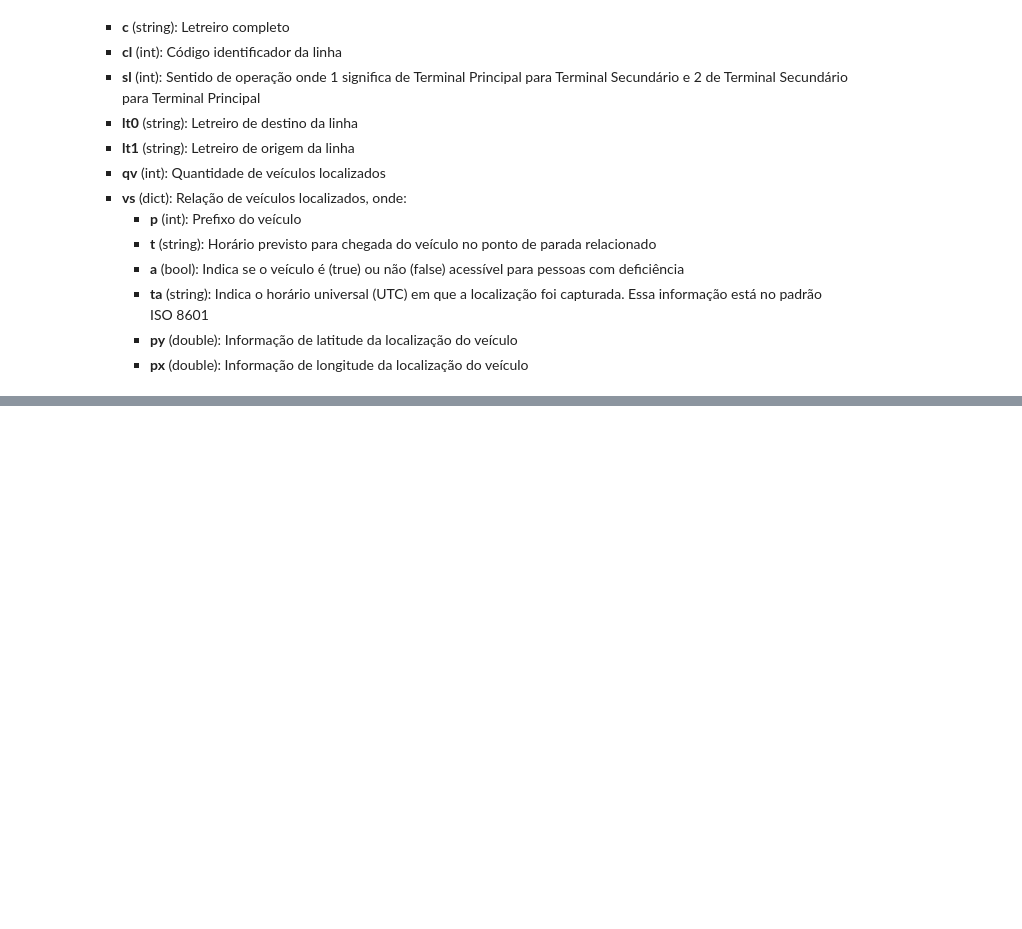
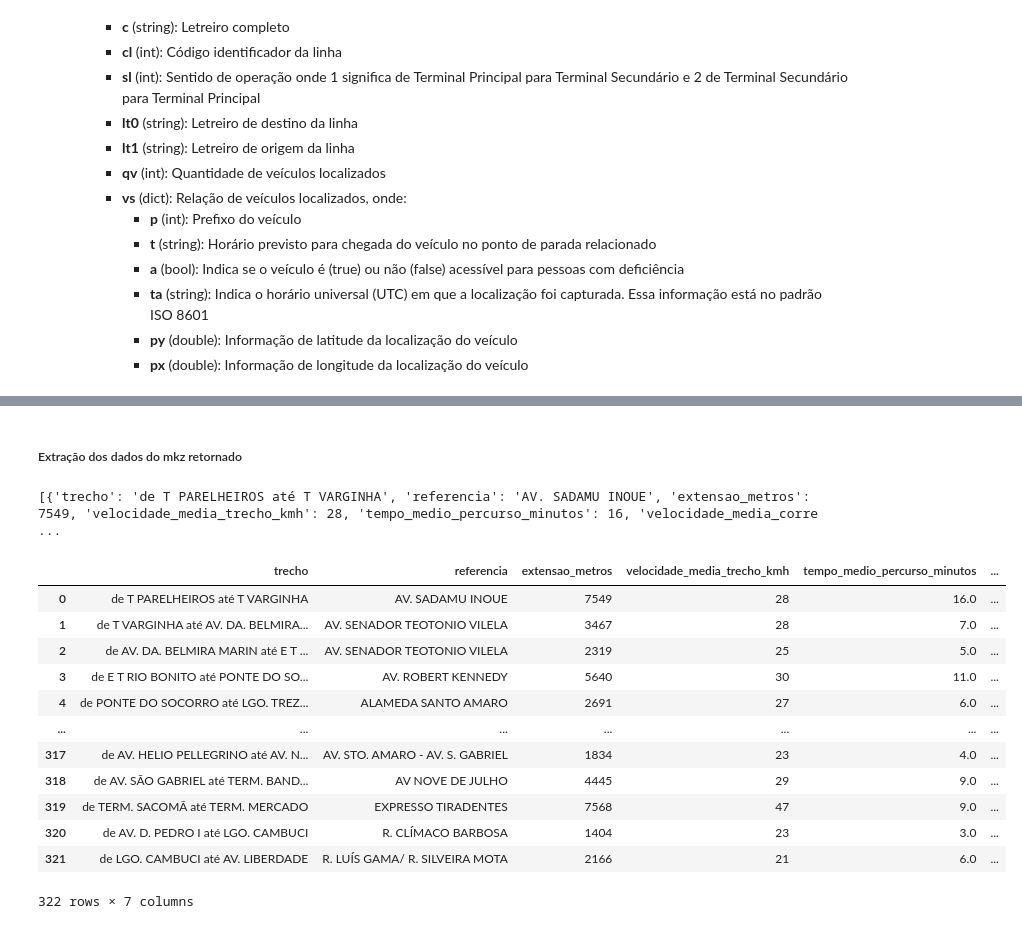
Before and after one commit to emviveros/InterSCity_Buzu, a Jupyter notebook: Python/API/notebooks/olho_vivo.ipynb, the cells around one changed output, grey strips where cells are left out. Saved outputs shown, nothing was run; the diff lists cells and outputs as text; code cells hidden in the pictures; blank space fills up the shorter version.

```diff
--- a/Python/API/notebooks/olho_vivo.ipynb
+++ b/Python/API/notebooks/olho_vivo.ipynb
@@ -730,0 +781,5 @@ df_previsao
+# %%
+# Chamada para API Olho Vivo para buscar informações de Velocidade Média da Cidade
+kmz_pathway = api.velocidade_media_cidade("BC")
+# %% [markdown]
+##### Extração dos dados do mkz retornado
@@ -730,0 +916,28 @@ df_previsao
+# %%
+kmz_pathway = api.velocidade_media_cidade("BC")
+
+# Extrai o conteúdo do arquivo KML do arquivo KMZ
+kml_content = extract_kml_from_kmz(kmz_pathway)
+
+# Lê o conteúdo do arquivo KML e extrai as descrições e coordenadas
+trechos = read_kml_content(kml_content)
+# %%
+print(trechos)
+import pandas as pd
+df_trechos = pd.DataFrame(trechos)
+df_trechos
+# %% [output]
+[{'trecho': 'de T PARELHEIROS até T VARGINHA', 'referencia': 'AV. SADAMU INOUE', 'extensao_metros': 7549, 'velocidade_media_trecho_kmh': 28, 'tempo_medio_percurso_minutos': 16, 'velocidade_media_corre ...
+|  | trecho | referencia | extensao_metros | velocidade_media_trecho_kmh | tempo_medio_percurso_minutos | ... |
+| 0 | de T PARELHEIROS até T VARGINHA | AV. SADAMU INOUE | 7549 | 28 | 16.0 | ... |
+| 1 | de T VARGINHA até AV. DA. BELMIRA... | AV. SENADOR TEOTONIO VILELA | 3467 | 28 | 7.0 | ... |
+| 2 | de AV. DA. BELMIRA MARIN até E T ... | AV. SENADOR TEOTONIO VILELA | 2319 | 25 | 5.0 | ... |
+| 3 | de E T RIO BONITO até PONTE DO SO... | AV. ROBERT KENNEDY | 5640 | 30 | 11.0 | ... |
+| 4 | de PONTE DO SOCORRO até LGO. TREZ... | ALAMEDA SANTO AMARO | 2691 | 27 | 6.0 | ... |
+| ... | ... | ... | ... | ... | ... | ... |
+| 317 | de AV. HELIO PELLEGRINO até AV. N... | AV. STO. AMARO - AV. S. GABRIEL | 1834 | 23 | 4.0 | ... |
+| 318 | de AV. SÃO GABRIEL até TERM. BAND... | AV NOVE DE JULHO | 4445 | 29 | 9.0 | ... |
+| 319 | de TERM. SACOMÃ até TERM. MERCADO | EXPRESSO TIRADENTES | 7568 | 47 | 9.0 | ... |
+| 320 | de AV. D. PEDRO I até LGO. CAMBUCI | R. CLÍMACO BARBOSA | 1404 | 23 | 3.0 | ... |
+| 321 | de LGO. CAMBUCI até AV. LIBERDADE | R. LUÍS GAMA/ R. SILVEIRA MOTA | 2166 | 21 | 6.0 | ... |
+322 rows × 7 columns
```
Also changed, not shown: parts of 12 cells of this notebook.
